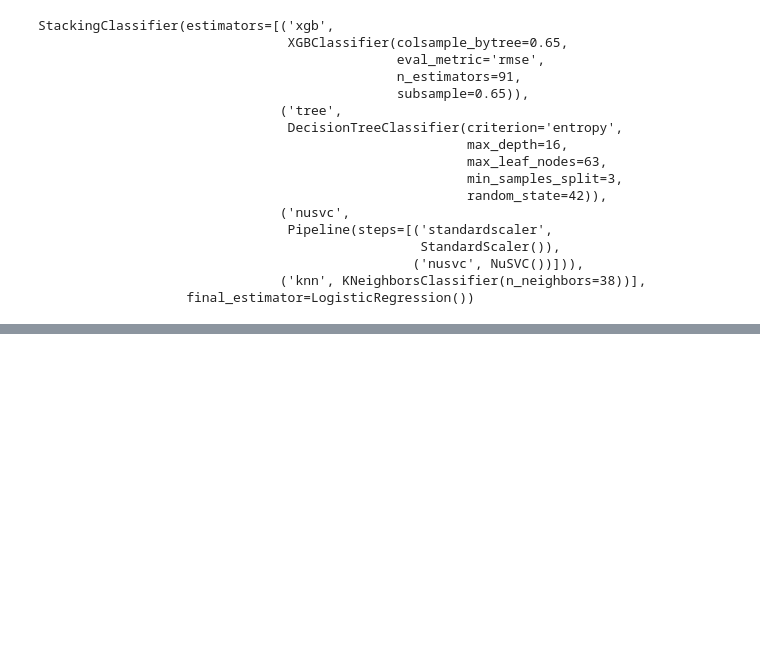
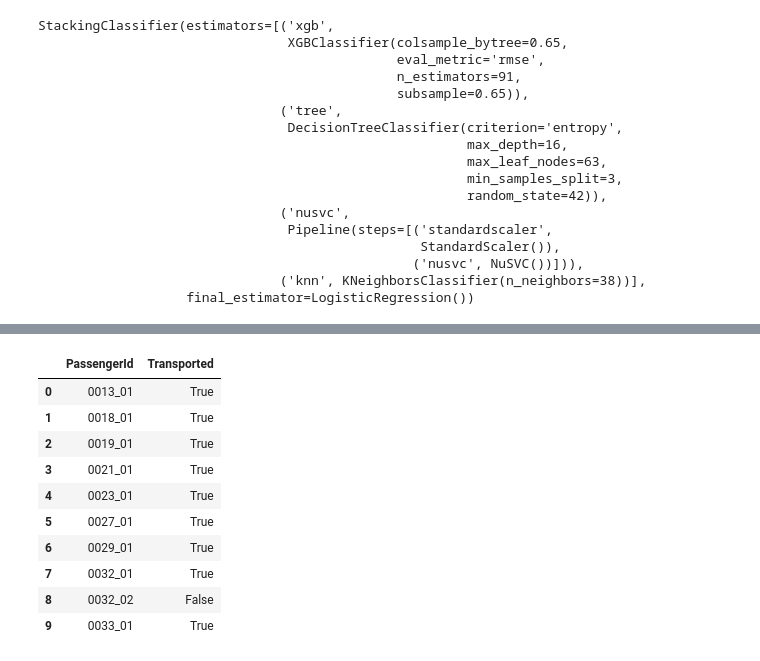
Before and after one commit to denotevn/Spaceship_titanic_competiton, a Jupyter notebook: finished_model.ipynb, the cells around one changed output, grey strips where cells are left out. Cells and saved outputs as stored; diff of their text form; code cells hidden in the pictures; blank space fills up the shorter version.

```diff
--- a/finished_model.ipynb
+++ b/finished_model.ipynb
@@ -453,0 +479,19 @@ weighted avg       0.73      0.68      0.66      8693
+# %%
+test_id = test_titanic_["PassengerId"]
+submission1 = pd.DataFrame({
+    "PassengerId":test_id,
+    "Transported":y2.astype(bool),
+})
+display(submission.head(10))
+# %% [output]
+|  | PassengerId | Transported |
+| 0 | 0013_01 | True |
+| 1 | 0018_01 | True |
+| 2 | 0019_01 | True |
+| 3 | 0021_01 | True |
+| 4 | 0023_01 | True |
+| 5 | 0027_01 | True |
+| 6 | 0029_01 | True |
+| 7 | 0032_01 | True |
+| 8 | 0032_02 | False |
+| 9 | 0033_01 | True |
```
Also changed, not shown: parts of 31 cells of this notebook, 3 other files.
